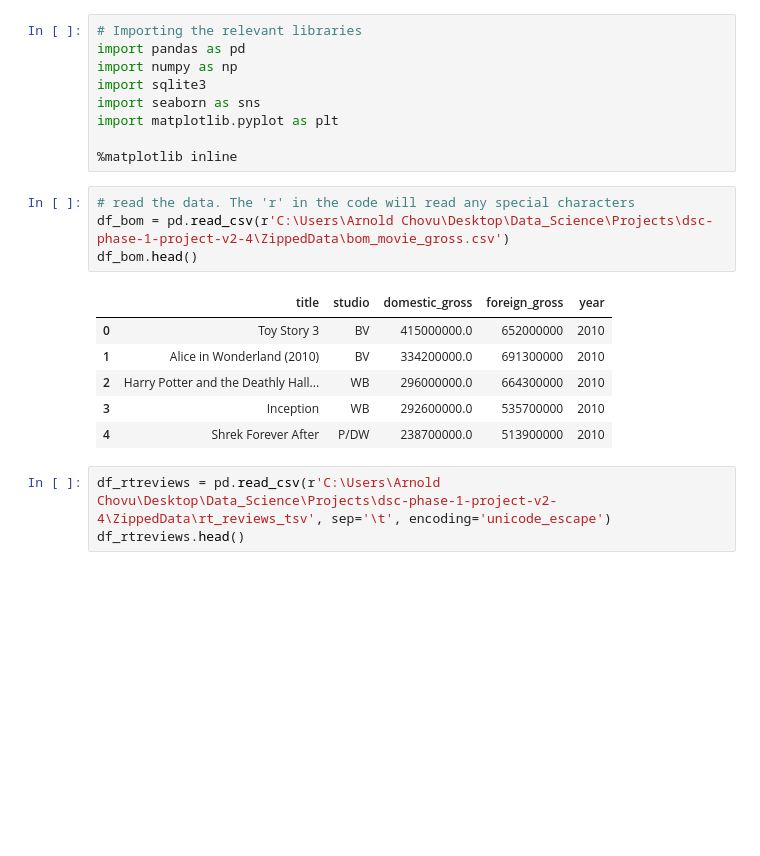
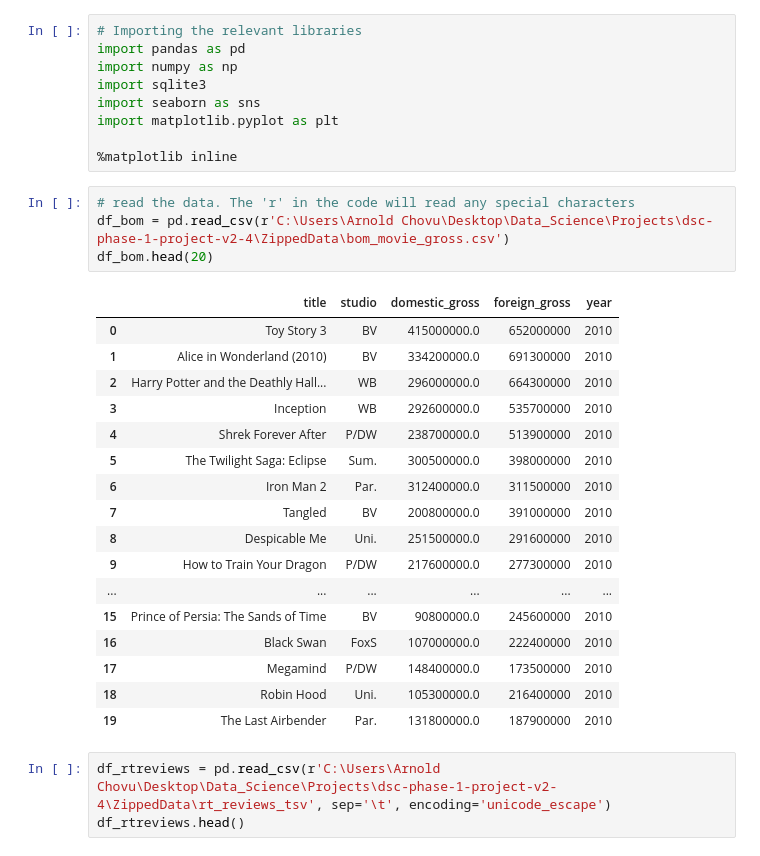
Before and after one commit to Arnoldchovu/dsc-phase-1-project-v2-4, a Jupyter notebook: student.ipynb, the cells around one changed output. Cells and saved outputs as stored; diff of their text form; blank space fills up the shorter version.

```diff
--- a/student.ipynb
+++ b/student.ipynb
@@ -25,14 +25,25 @@ import matplotlib.pyplot as plt
 # %%
 # read the data. The 'r' in the code will read any special characters
 df_bom = pd.read_csv(r'C:\Users\Arnold Chovu\Desktop\Data_Science\Projects\dsc-phase-1-project-v2-4\ZippedData\bom_movie_gross.csv')
-df_bom.head()
+df_bom.head(20)
 # %% [output]
 |  | title | studio | domestic_gross | foreign_gross | year |
 | 0 | Toy Story 3 | BV | 415000000.0 | 652000000 | 2010 |
 | 1 | Alice in Wonderland (2010) | BV | 334200000.0 | 691300000 | 2010 |
 | 2 | Harry Potter and the Deathly Hall... | WB | 296000000.0 | 664300000 | 2010 |
 | 3 | Inception | WB | 292600000.0 | 535700000 | 2010 |
 | 4 | Shrek Forever After | P/DW | 238700000.0 | 513900000 | 2010 |
+| 5 | The Twilight Saga: Eclipse | Sum. | 300500000.0 | 398000000 | 2010 |
+| 6 | Iron Man 2 | Par. | 312400000.0 | 311500000 | 2010 |
+| 7 | Tangled | BV | 200800000.0 | 391000000 | 2010 |
+| 8 | Despicable Me | Uni. | 251500000.0 | 291600000 | 2010 |
+| 9 | How to Train Your Dragon | P/DW | 217600000.0 | 277300000 | 2010 |
+| ... | ... | ... | ... | ... | ... |
+| 15 | Prince of Persia: The Sands of Time | BV | 90800000.0 | 245600000 | 2010 |
+| 16 | Black Swan | FoxS | 107000000.0 | 222400000 | 2010 |
+| 17 | Megamind | P/DW | 148400000.0 | 173500000 | 2010 |
+| 18 | Robin Hood | Uni. | 105300000.0 | 216400000 | 2010 |
+| 19 | The Last Airbender | Par. | 131800000.0 | 187900000 | 2010 |
 # %%
 df_rtreviews = pd.read_csv(r'C:\Users\Arnold Chovu\Desktop\Data_Science\Projects\dsc-phase-1-project-v2-4\ZippedData\rt_reviews_tsv', sep='\t', encoding='unicode_escape')
 df_rtreviews.head()
```
Also changed, not shown: parts of 31 cells of this notebook.
